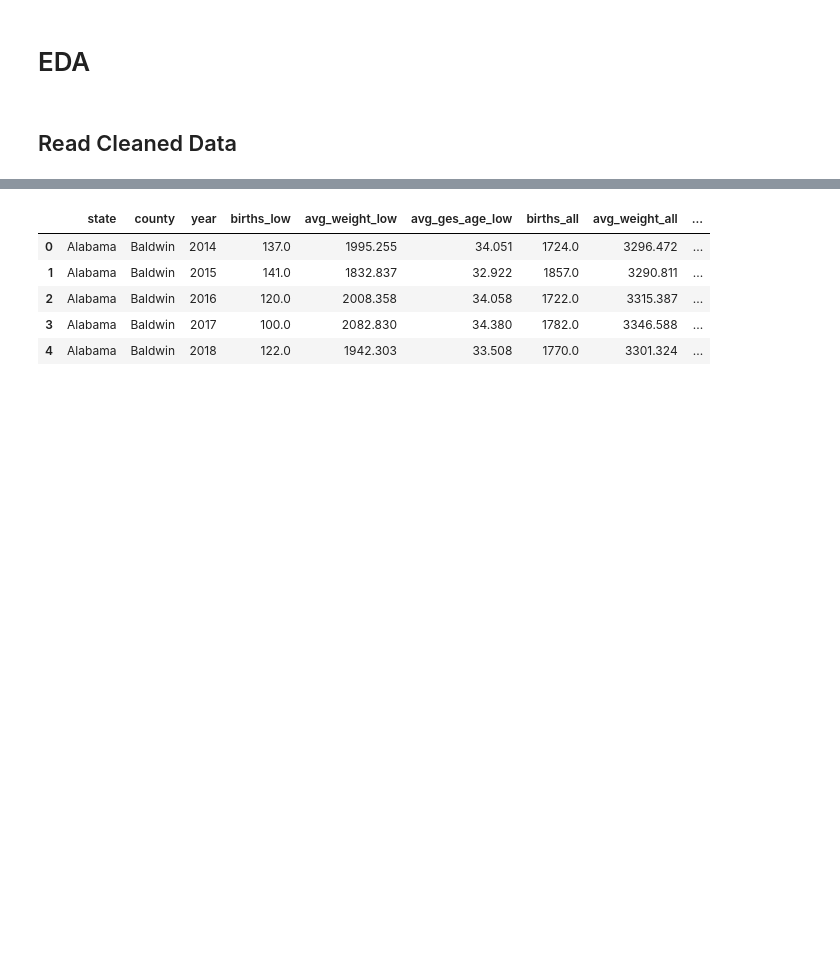
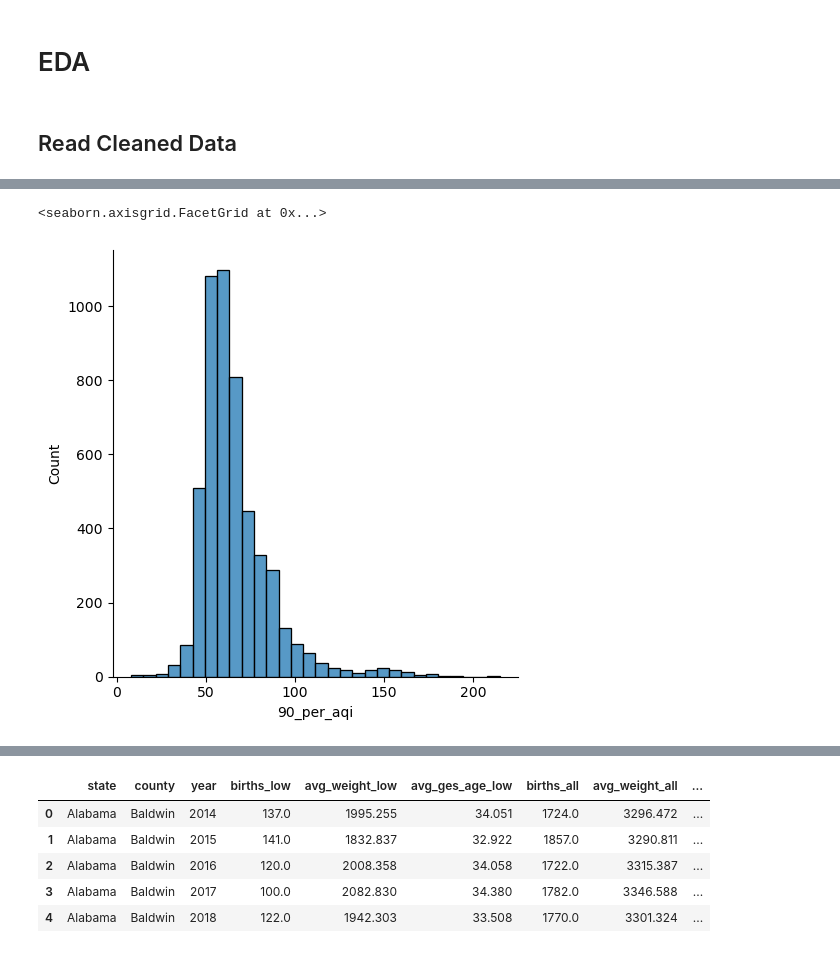
Before and after one commit to wdegraw93/low_birth_weight_vs_aqi_study, a Jupyter notebook: matt.ipynb, the cells around one changed output, grey strips where cells are left out. Saved outputs shown, nothing was run; the diff lists cells and outputs as text; code cells hidden in the pictures; blank space fills up the shorter version.

```diff
--- a/matt.ipynb
+++ b/matt.ipynb
@@ -541,0 +668,6 @@ cdc.to_csv('data/cdc_cleaned.csv', index=False)
+# %%
+sns.displot(df['90_per_aqi'],
+            bins=30)
+# %% [output]
+<seaborn.axisgrid.FacetGrid at 0x...>
+[figure, added]
```
Also changed, not shown: parts of 56 cells of this notebook.
